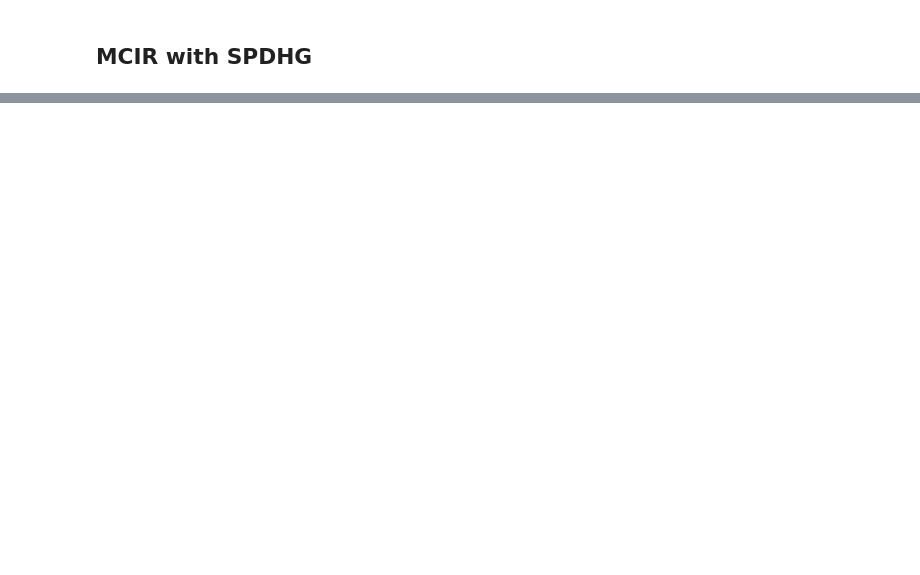
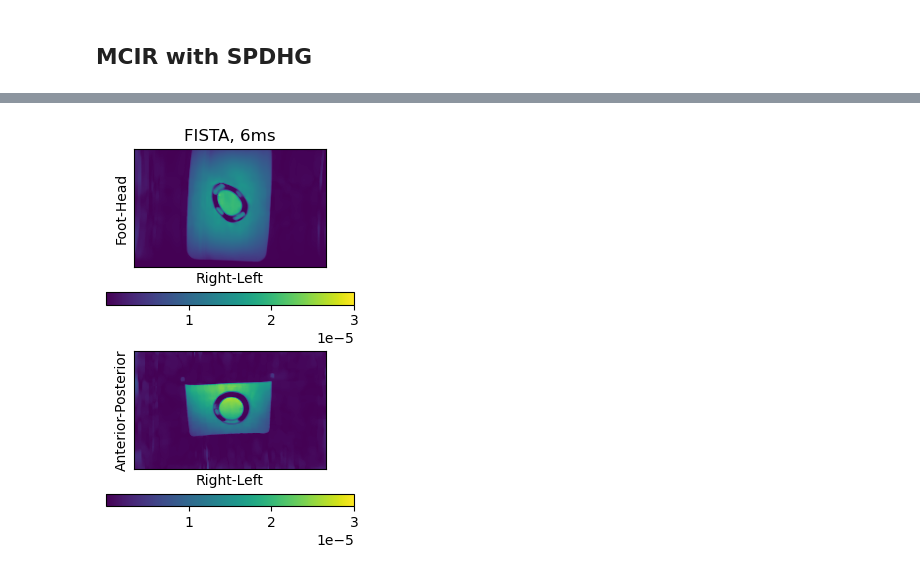
Before and after one commit to paskino/SIRF-Contribs, a Jupyter notebook: src/notebooks/implicit_TV_simulated_motion.ipynb, the cells around one changed output, grey strips where cells are left out. Cells and saved outputs as stored; diff of their text form; code cells hidden in the pictures; blank space fills up the shorter version.

```diff
--- a/src/notebooks/implicit_TV_simulated_motion.ipynb
+++ b/src/notebooks/implicit_TV_simulated_motion.ipynb
@@ -430,6 +461,8 @@ plot_rpe_3d([im],
 # reuse the same TV instance
 # G = alpha * FGP_TV(device='cpu', nonnegativity=False)
 # G.proximal = types.MethodType(new_proximal, G)
+
+G = alpha * TotalVariation(max_iteration=2, warm_start=True)
 
 start = datetime.now()
 spdhg_2 = SPDHG(
@@ -554,0 +610,11 @@ Stop criterion has been reached.
+# %%
+im = fista_2.get_output().as_array()
+
+%matplotlib inline
+plot_rpe_3d([im],
+            [59, 64],
+            [f'FISTA, {Nms}ms'],
+            [3*10**(-5)],
+            f'FISTA, {Nms}ms.png')
+# %% [output]
+[figure, added]
```
Also changed, not shown: parts of 26 cells of this notebook, 1 other file.
